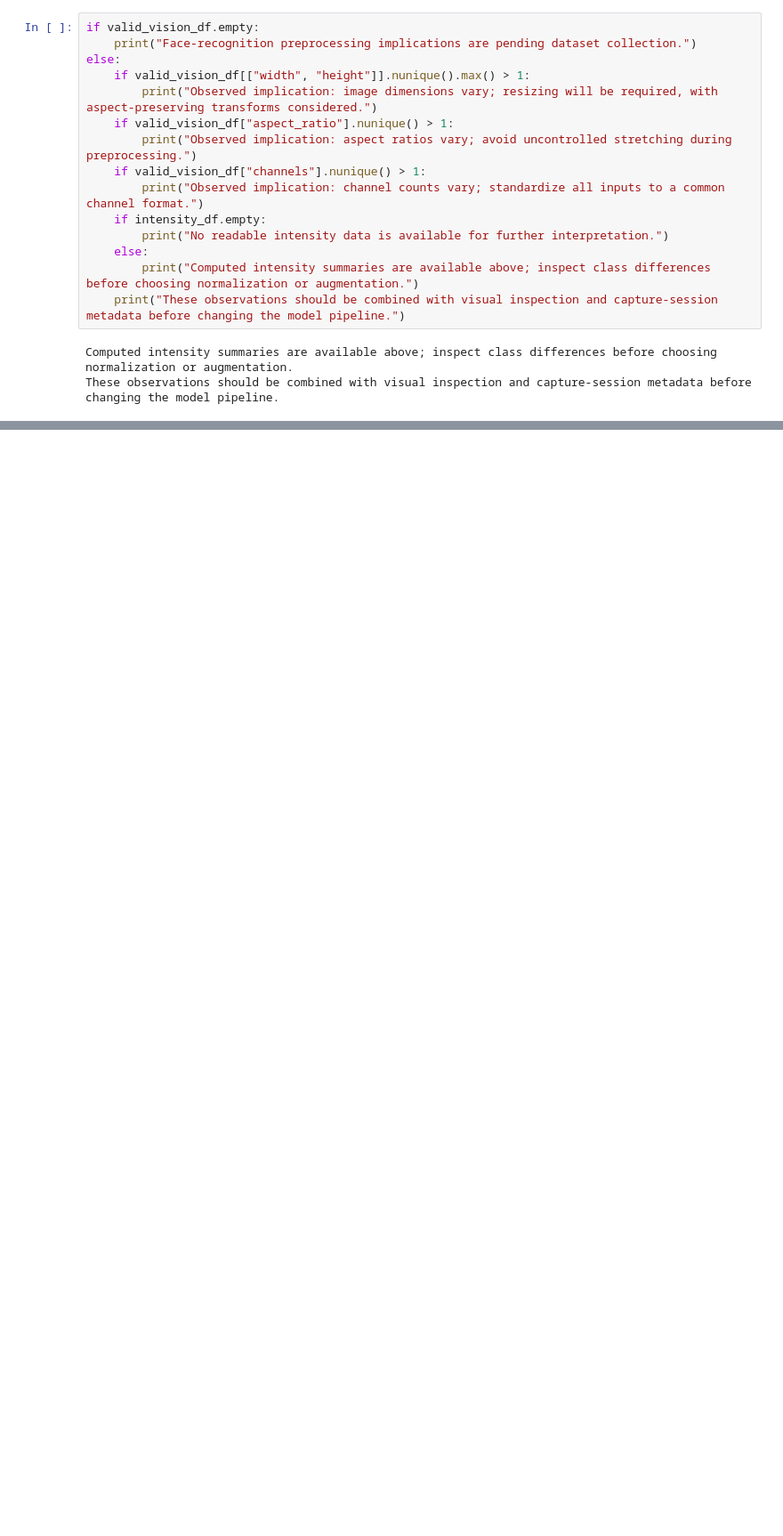
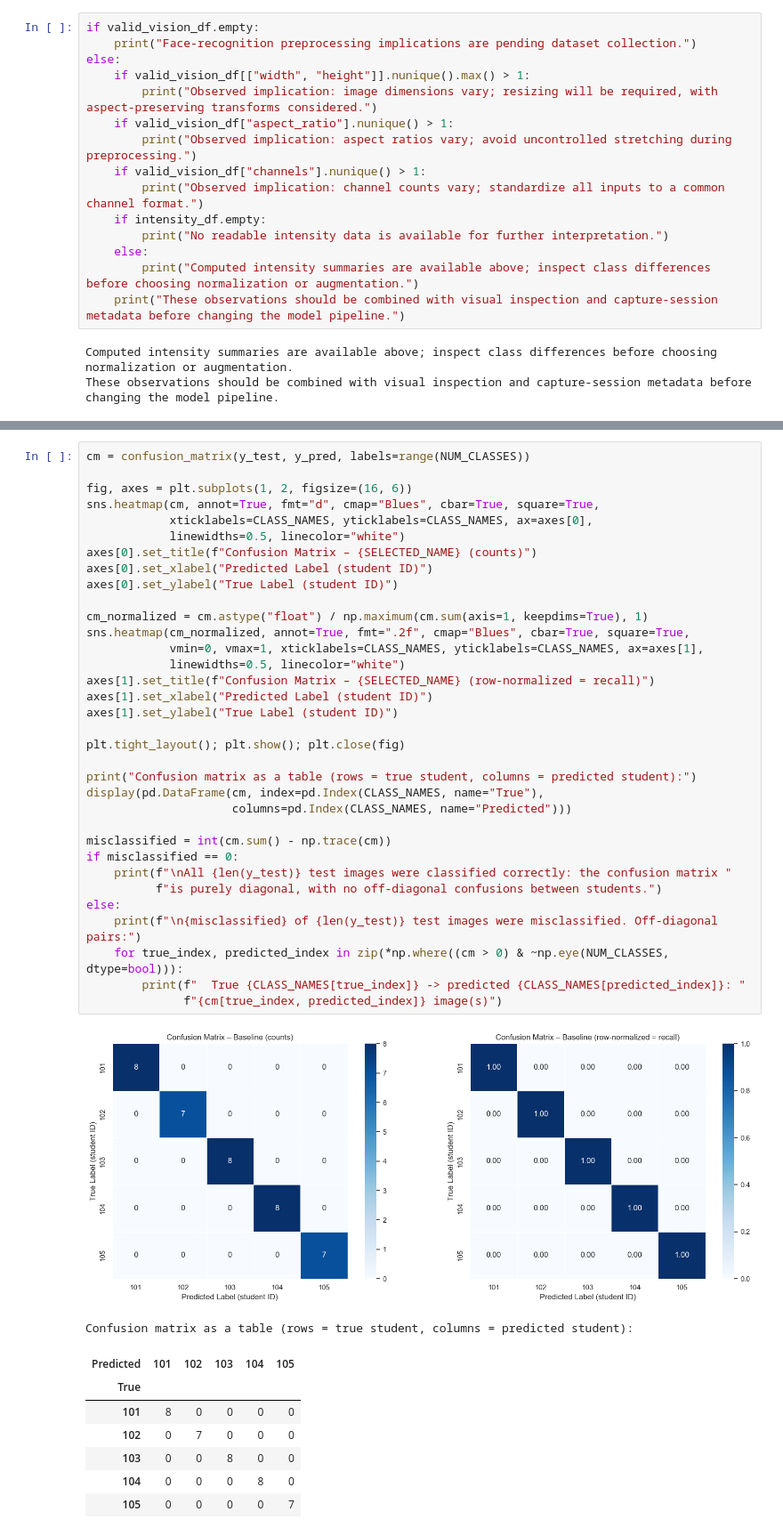
Before and after one commit to mukhiyaamit79/deep_Learning, a Jupyter notebook: amit_eda.ipynb, the cells around one changed output, grey strips where cells are left out. Shown at 89% size. Cells and saved outputs as stored; diff of their text form; blank space fills up the shorter version.

```diff
--- a/amit_eda.ipynb
+++ b/amit_eda.ipynb
@@ -582,0 +1430,44 @@ These observations should be combined with visual inspection and capture-session
+# %%
+cm = confusion_matrix(y_test, y_pred, labels=range(NUM_CLASSES))
+
+fig, axes = plt.subplots(1, 2, figsize=(16, 6))
+sns.heatmap(cm, annot=True, fmt="d", cmap="Blues", cbar=True, square=True,
+            xticklabels=CLASS_NAMES, yticklabels=CLASS_NAMES, ax=axes[0],
+            linewidths=0.5, linecolor="white")
+axes[0].set_title(f"Confusion Matrix – {SELECTED_NAME} (counts)")
+axes[0].set_xlabel("Predicted Label (student ID)")
+axes[0].set_ylabel("True Label (student ID)")
+
+cm_normalized = cm.astype("float") / np.maximum(cm.sum(axis=1, keepdims=True), 1)
+sns.heatmap(cm_normalized, annot=True, fmt=".2f", cmap="Blues", cbar=True, square=True,
+            vmin=0, vmax=1, xticklabels=CLASS_NAMES, yticklabels=CLASS_NAMES, ax=axes[1],
+            linewidths=0.5, linecolor="white")
+axes[1].set_title(f"Confusion Matrix – {SELECTED_NAME} (row-normalized = recall)")
+axes[1].set_xlabel("Predicted Label (student ID)")
+axes[1].set_ylabel("True Label (student ID)")
+
+plt.tight_layout(); plt.show(); plt.close(fig)
+
+print("Confusion matrix as a table (rows = true student, columns = predicted student):")
+display(pd.DataFrame(cm, index=pd.Index(CLASS_NAMES, name="True"),
+                     columns=pd.Index(CLASS_NAMES, name="Predicted")))
+
+misclassified = int(cm.sum() - np.trace(cm))
+if misclassified == 0:
+    print(f"\nAll {len(y_test)} test images were classified correctly: the confusion matrix "
+          f"is purely diagonal, with no off-diagonal confusions between students.")
+else:
+    print(f"\n{misclassified} of {len(y_test)} test images were misclassified. Off-diagonal pairs:")
+    for true_index, predicted_index in zip(*np.where((cm > 0) & ~np.eye(NUM_CLASSES, dtype=bool))):
+        print(f"  True {CLASS_NAMES[true_index]} -> predicted {CLASS_NAMES[predicted_index]}: "
+              f"{cm[true_index, predicted_index]} image(s)")
+# %% [output]
+[figure, added]
+Confusion matrix as a table (rows = true student, columns = predicted student):
+| Predicted | 101 | 102 | 103 | 104 | 105 |
+| True |  |  |  |  |  |
+| 101 | 8 | 0 | 0 | 0 | 0 |
+| 102 | 0 | 7 | 0 | 0 | 0 |
+| 103 | 0 | 0 | 8 | 0 | 0 |
+| 104 | 0 | 0 | 0 | 8 | 0 |
+| 105 | 0 | 0 | 0 | 0 | 7 |
```
Also changed, not shown: parts of 44 cells of this notebook.
